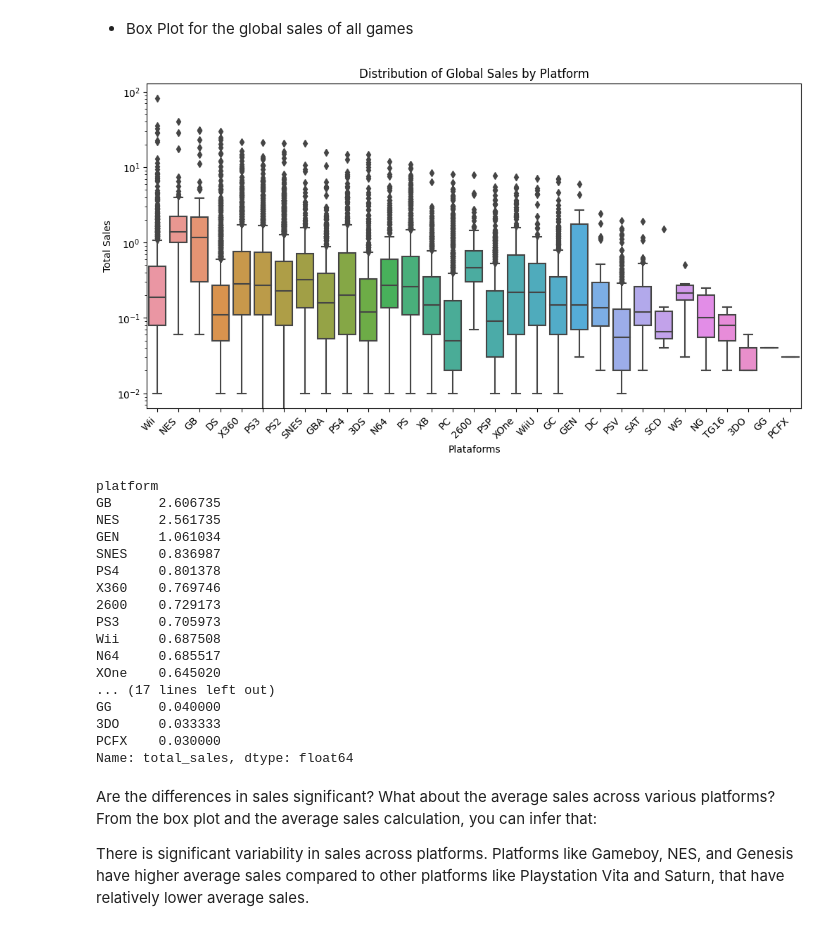
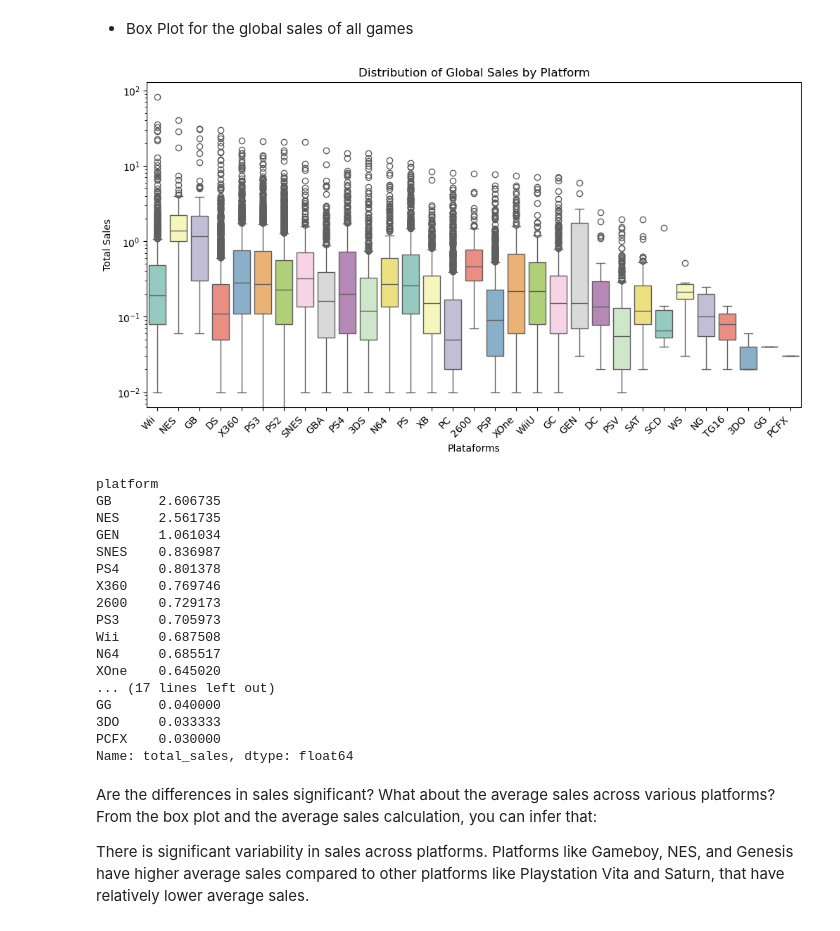
Before and after one commit to Dominguez22/Video-Game-Sales-Analysis, a Jupyter notebook: Video_Game_Sales_Analysis.ipynb, the cells around one changed output. Saved outputs shown, nothing was run; the diff lists cells and outputs as text; code cells hidden in the pictures.

Commit message:
Add Video_Game_Sales_Analysis.ipynb project

```diff
--- a/Video_Game_Sales_Analysis.ipynb
+++ b/Video_Game_Sales_Analysis.ipynb
@@ -14,7 +14,7 @@ import seaborn as sns
 from scipy import stats as st
 # %%
 #import data
-df = pd.read_csv('P:\DevTools\Projects\Python\Video-Game-Sales-Analysis\games.csv')
+df = pd.read_csv('games.csv')
 # %%
 df.info()
 print(df.head(20))
@@ -252,18 +252,23 @@ The Playstation 2 was a global sales leader for a considerable period, with high
 - Box Plot for the global sales of all games
 # %%
 plt.figure(figsize = (12, 6))
-sns.boxplot(x = 'platform', y = 'total_sales', data = df)
+sns.boxplot(x = 'platform',
+            y = 'total_sales',
+            data = df,
+            hue='platform',
+            palette='Set3'
+            )
 plt.xticks(rotation = 45, ha = 'right') #rotates x-labels
 plt.title('Distribution of Global Sales by Platform')
 plt.xlabel('Plataforms')
 plt.ylabel('Total Sales')
 plt.yscale('log') #using a logarithmic scale for the y-axis can help visualize the differences more clearly
 plt.show()
 
 average_sales_by_platform = df.groupby('platform')['total_sales'].mean().sort_values(ascending=False)
 print(average_sales_by_platform)
 # %% [output]
-[figure, old version]
+[figure, new version]
 platform
 GB      2.606735
 NES     2.561735
```
Also changed, not shown: parts of 11 cells of this notebook.
